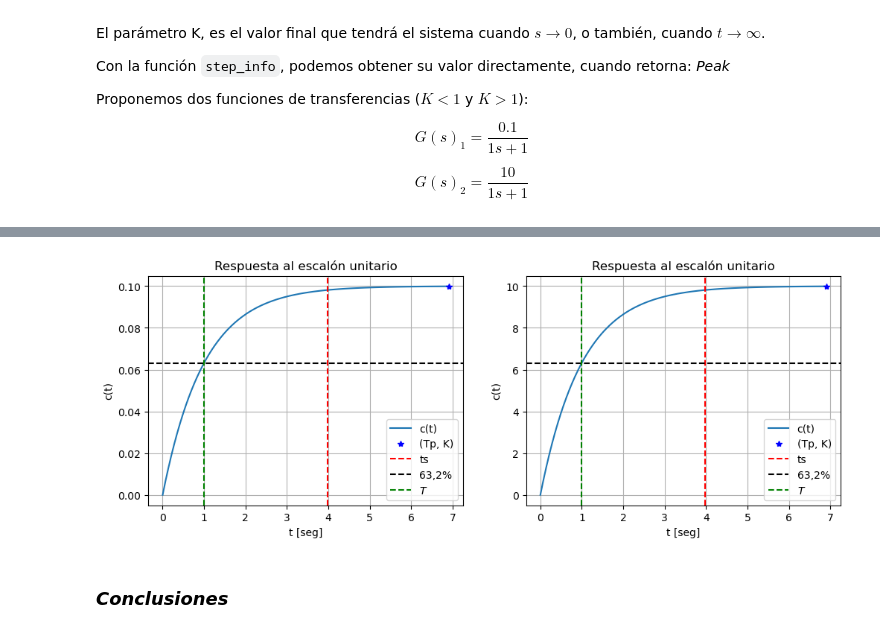
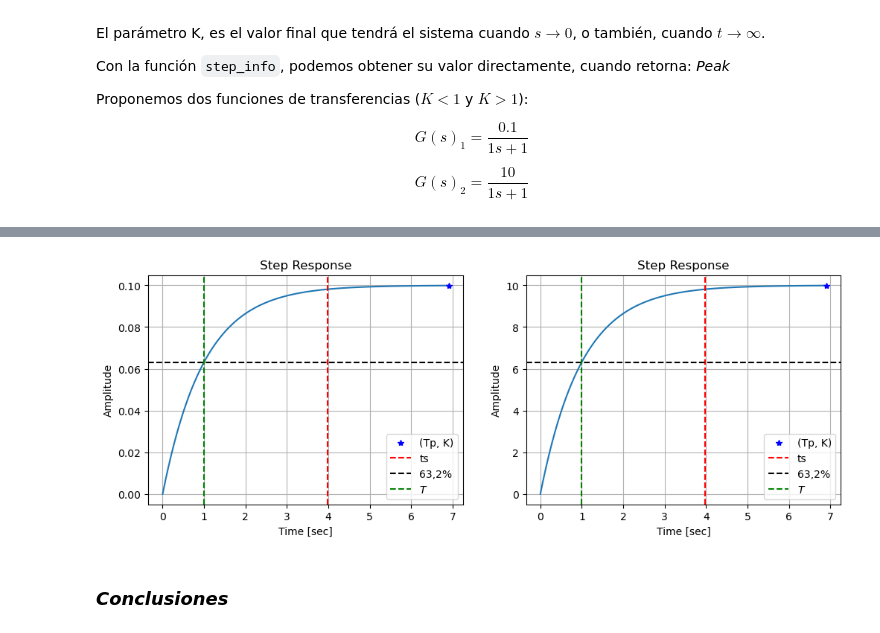
Before and after one commit to Exequiel25/Tutorials, a Jupyter notebook: Python/Python as MATLAB/03-Sistemas de 1er orden.ipynb, the cells around one changed output, grey strips where cells are left out. Drawn from its saved outputs; the diff is of its cells as text; code cells hidden in the pictures.

```diff
--- a/Python/Python as MATLAB/03-Sistemas de 1er orden.ipynb
+++ b/Python/Python as MATLAB/03-Sistemas de 1er orden.ipynb
@@ -166,15 +158,19 @@ plt.subplot(121)
 G1 = ctrl.tf([0.1], [1, 1])
 print("G1(s) =", G1)
 
-K1 = respuesta_escalon(sistema=G1, stepA=1, legend=True, grid=True, show=False)[0] # solo queremos el de K
+plot_step_response(G1, show=False)
+K1 = plot_step_response_info(ctrl.step_info(G1), show=False)[0] # solo queremos el de K
+
 print("K1 =", round(K1, 2))
 
 plt.subplot(122)
 # Gs2
 G2 = ctrl.tf([10], [1, 1])
-print("G2(s) =", G2)
+print("\nG2(s) =", G2)
 
-K2 = respuesta_escalon(G2, 1, True, True, False)[0] # solo queremos el de K
+plot_step_response(G2, show=False)
+K2 = plot_step_response_info(ctrl.step_info(G2), show=False)[0] # solo queremos el de K
+
 print("K2 =", round(K2, 2))
 
 plt.show()
@@ -188,10 +185,10 @@ K1 = 0.1
 G2(s) =
  10
 -----
 s + 1
 
 K2 = 9.99
-[figure, old version]
+[figure, new version]
 # %% [markdown]
 ### _Conclusiones_
 # %% [markdown]
```
Also changed, not shown: parts of 4 cells of this notebook.
